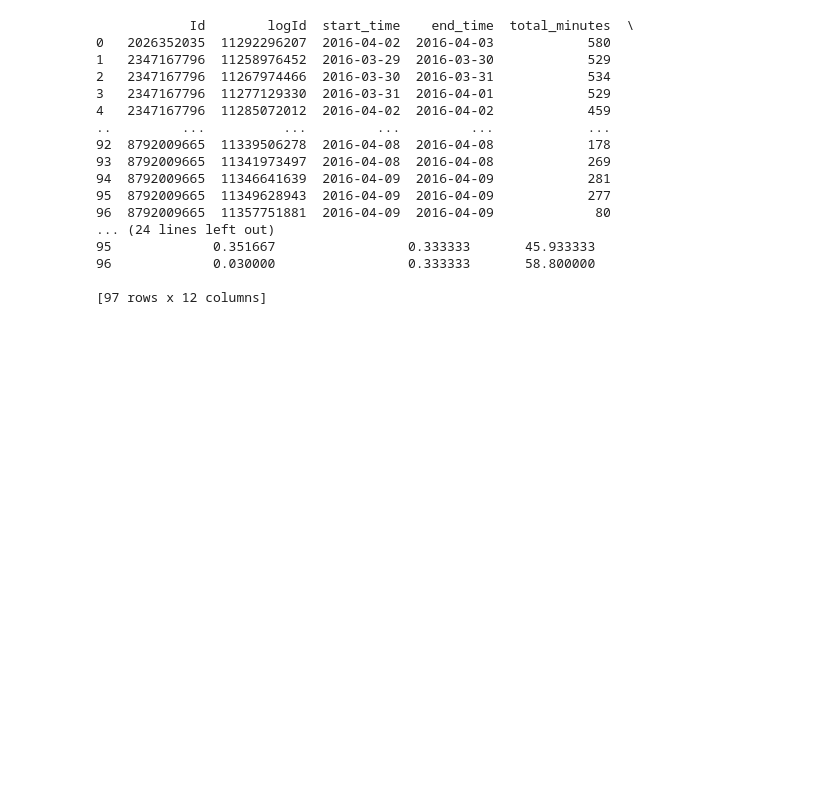
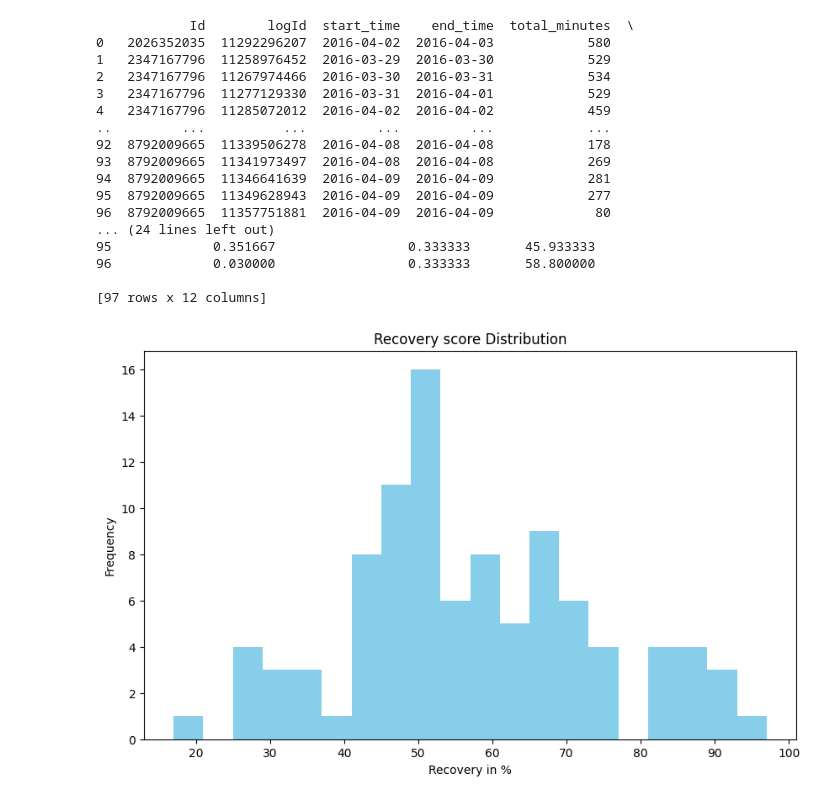
Before and after one commit to Alexbostroem/mini_project, a Jupyter notebook: preprocess.ipynb, the cells around one changed output. Drawn from its saved outputs; the diff is of its cells as text; code cells hidden in the pictures; blank space fills up the shorter version.

```diff
--- a/preprocess.ipynb
+++ b/preprocess.ipynb
@@ -166,3 +166,13 @@ print(recovery_merged)
 96             0.030000                 0.333333       58.800000
 
 [97 rows x 12 columns]
+# %%
+import matplotlib.pyplot as plt
+plt.figure(figsize=(10,6))
+plt.hist(recovery_merged["Recovery_score"].round(), bins=20, color='skyblue')
+plt.title('Recovery score Distribution')
+plt.xlabel('Recovery in %')
+plt.ylabel('Frequency')
+plt.show()
+# %% [output]
+[figure, added]
```
Also changed, not shown: 1 other file.
